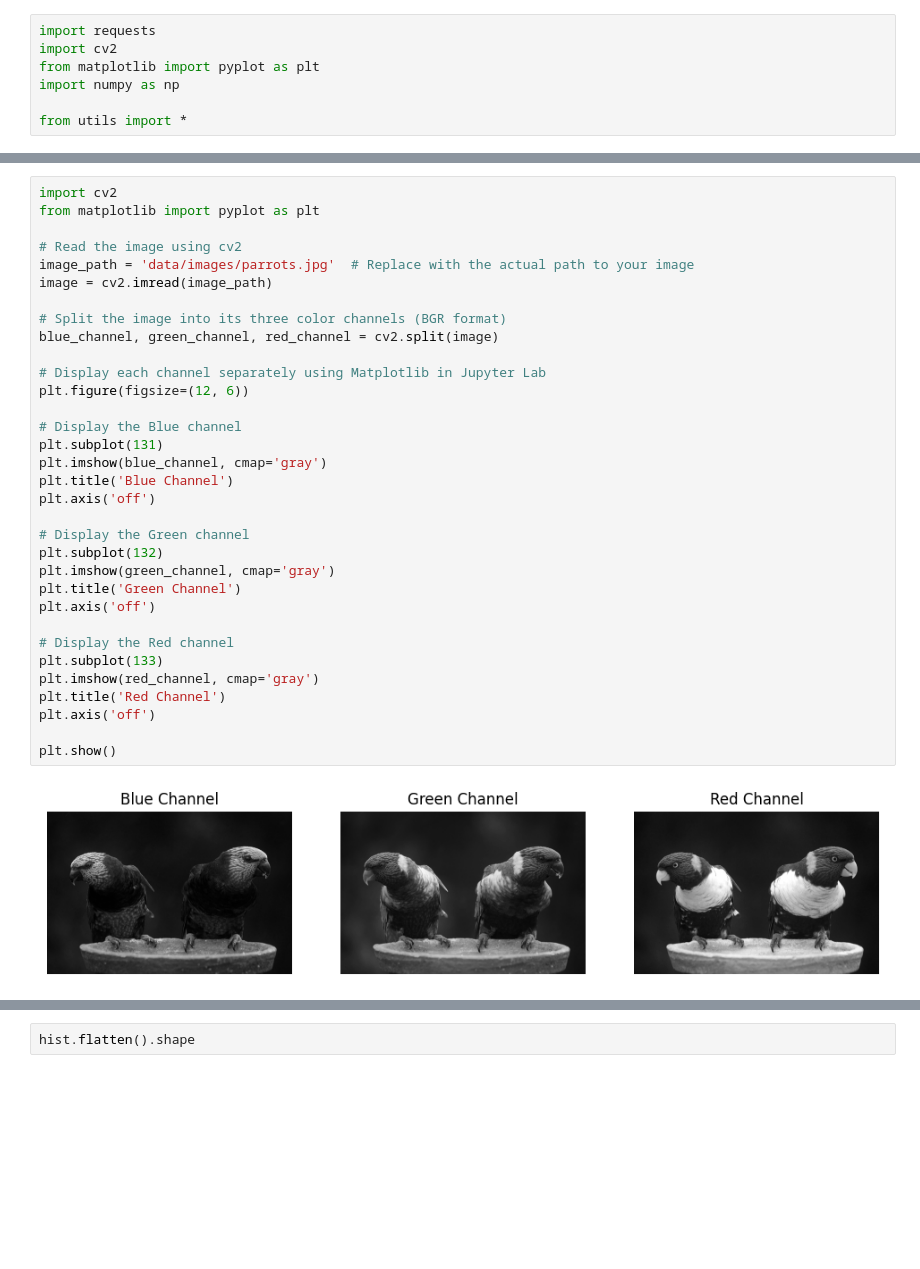
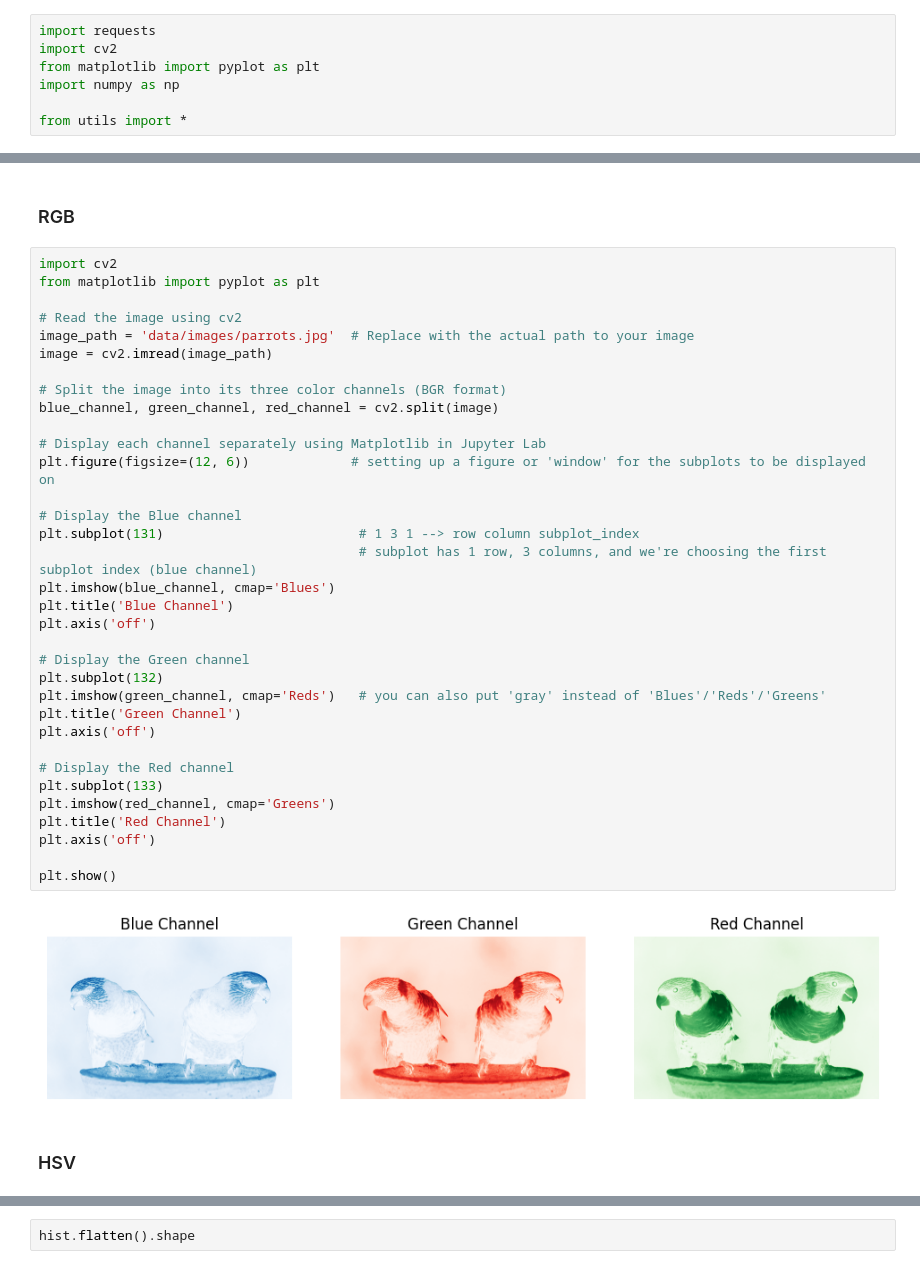
Before and after one commit to omarnust/ComputerVision, a Jupyter notebook: 02-color.ipynb, the cells around one changed output, grey strips where cells are left out. Saved outputs shown, nothing was run; the diff lists cells and outputs as text; blank space fills up the shorter version.

```diff
--- a/02-color.ipynb
+++ b/02-color.ipynb
@@ -19,41 +17,46 @@ plt.axis('off')
 plt.show()
 # %% [output]
 [figure]
+# %% [markdown]
+### RGB
 # %%
 import cv2
 from matplotlib import pyplot as plt
 
 # Read the image using cv2
 image_path = 'data/images/parrots.jpg'  # Replace with the actual path to your image
 image = cv2.imread(image_path)
 
 # Split the image into its three color channels (BGR format)
 blue_channel, green_channel, red_channel = cv2.split(image)
 
 # Display each channel separately using Matplotlib in Jupyter Lab
-plt.figure(figsize=(12, 6))
+plt.figure(figsize=(12, 6))             # setting up a figure or 'window' for the subplots to be displayed on
 
 # Display the Blue channel
-plt.subplot(131)
-plt.imshow(blue_channel, cmap='gray')
+plt.subplot(131)                         # 1 3 1 --> row column subplot_index
+                                         # subplot has 1 row, 3 columns, and we're choosing the first subplot index (blue channel)
+plt.imshow(blue_channel, cmap='Blues')
 plt.title('Blue Channel')
 plt.axis('off')
 
 # Display the Green channel
 plt.subplot(132)
-plt.imshow(green_channel, cmap='gray')
+plt.imshow(green_channel, cmap='Reds')   # you can also put 'gray' instead of 'Blues'/'Reds'/'Greens'
 plt.title('Green Channel')
 plt.axis('off')
 
 # Display the Red channel
 plt.subplot(133)
-plt.imshow(red_channel, cmap='gray')
+plt.imshow(red_channel, cmap='Greens')
 plt.title('Red Channel')
 plt.axis('off')
 
 plt.show()
 # %% [output]
-[figure, old version]
+[figure, new version]
+# %% [markdown]
+### HSV
 # %%
 import cv2
 from matplotlib import pyplot as plt
```
Also changed, not shown: parts of 12 cells of this notebook.
